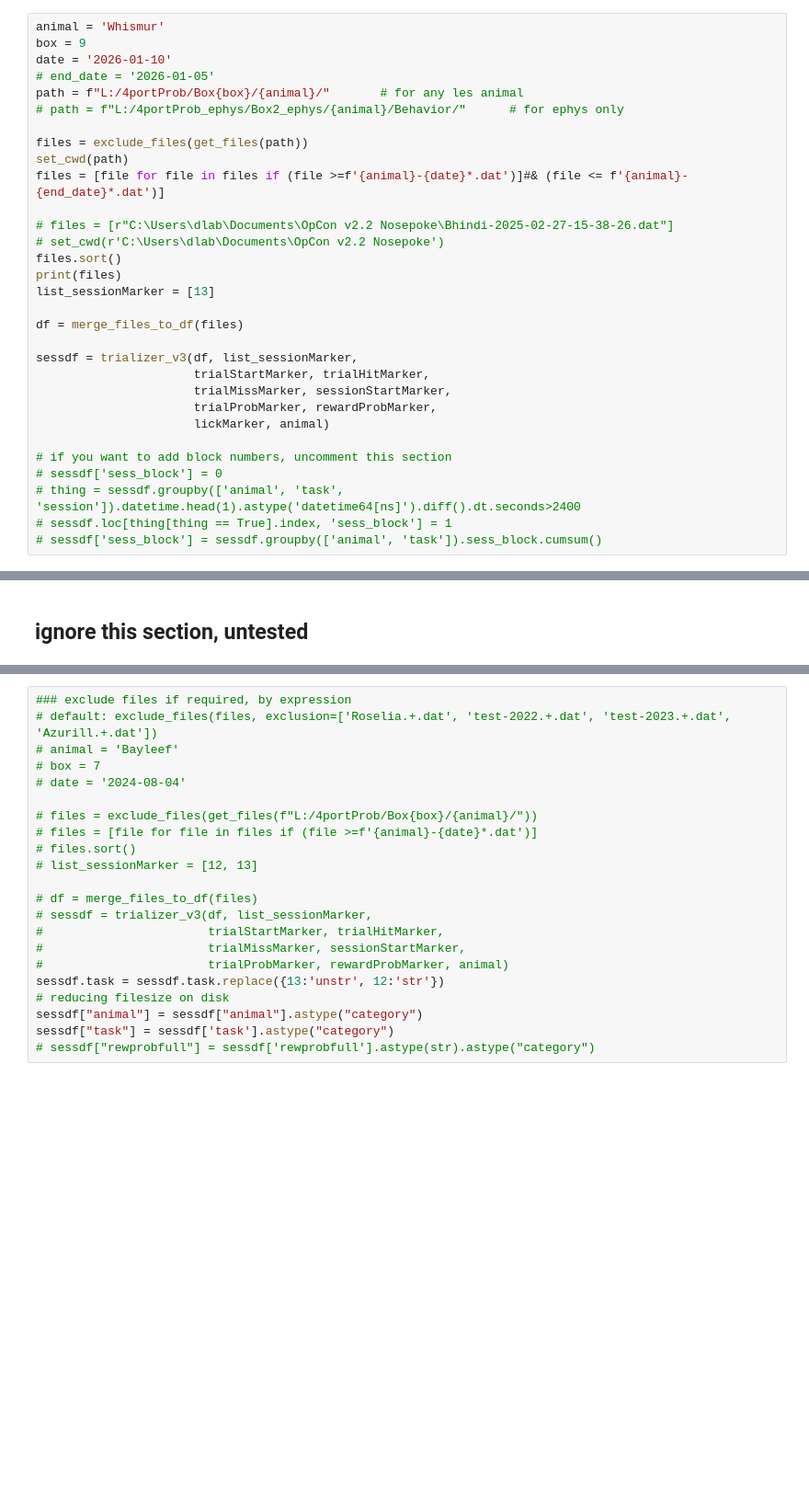
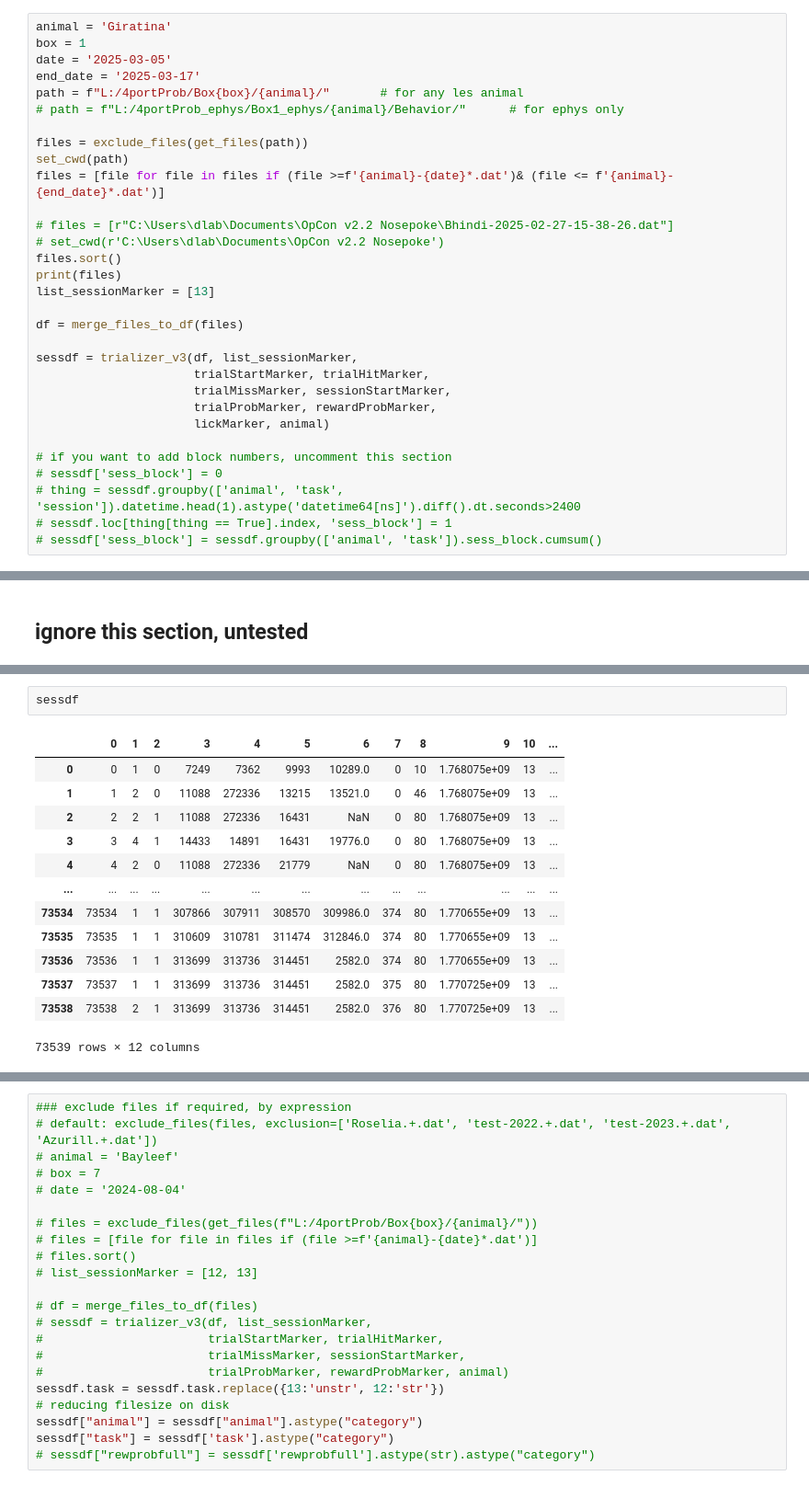
Before and after one commit to nightshade2303/banditAnalysis, a Jupyter notebook: rodentBanditAnalysis.ipynb, the cells around one changed output, grey strips where cells are left out. Shown at 92% size. Drawn from its saved outputs; the diff is of its cells as text; blank space fills up the shorter version.

```diff
--- a/rodentBanditAnalysis.ipynb
+++ b/rodentBanditAnalysis.ipynb
@@ -18,16 +18,16 @@ list_sessionMarker = [12, 13]
 # %% [markdown]
 # load files
 # %%
-animal = 'Whismur'
-box = 9
-date = '2026-01-10'
-# end_date = '2026-01-05'
+animal = 'Giratina'
+box = 1
+date = '2025-03-05'
+end_date = '2025-03-17'
 path = f"L:/4portProb/Box{box}/{animal}/"       # for any les animal
-# path = f"L:/4portProb_ephys/Box2_ephys/{animal}/Behavior/"      # for ephys only
+# path = f"L:/4portProb_ephys/Box1_ephys/{animal}/Behavior/"      # for ephys only
 
 files = exclude_files(get_files(path))
 set_cwd(path)
-files = [file for file in files if (file >=f'{animal}-{date}*.dat')]#& (file <= f'{animal}-{end_date}*.dat')]
+files = [file for file in files if (file >=f'{animal}-{date}*.dat')& (file <= f'{animal}-{end_date}*.dat')]
 
 # files = [r"C:\Users\dlab\Documents\OpCon v2.2 Nosepoke\Bhindi-2025-02-27-15-38-26.dat"]
 # set_cwd(r'C:\Users\dlab\Documents\OpCon v2.2 Nosepoke')
@@ -54,0 +265,16 @@ sessdf = trializer_v3(df, list_sessionMarker,
+# %%
+sessdf
+# %% [output]
+|  | 0 | 1 | 2 | 3 | 4 | 5 | 6 | 7 | 8 | 9 | 10 | ... |
+| 0 | 0 | 1 | 0 | 7249 | 7362 | 9993 | 10289.0 | 0 | 10 | 1.768075e+09 | 13 | ... |
+| 1 | 1 | 2 | 0 | 11088 | 272336 | 13215 | 13521.0 | 0 | 46 | 1.768075e+09 | 13 | ... |
+| 2 | 2 | 2 | 1 | 11088 | 272336 | 16431 | NaN | 0 | 80 | 1.768075e+09 | 13 | ... |
+| 3 | 3 | 4 | 1 | 14433 | 14891 | 16431 | 19776.0 | 0 | 80 | 1.768075e+09 | 13 | ... |
+| 4 | 4 | 2 | 0 | 11088 | 272336 | 21779 | NaN | 0 | 80 | 1.768075e+09 | 13 | ... |
+| ... | ... | ... | ... | ... | ... | ... | ... | ... | ... | ... | ... | ... |
+| 73534 | 73534 | 1 | 1 | 307866 | 307911 | 308570 | 309986.0 | 374 | 80 | 1.770655e+09 | 13 | ... |
+| 73535 | 73535 | 1 | 1 | 310609 | 310781 | 311474 | 312846.0 | 374 | 80 | 1.770655e+09 | 13 | ... |
+| 73536 | 73536 | 1 | 1 | 313699 | 313736 | 314451 | 2582.0 | 374 | 80 | 1.770655e+09 | 13 | ... |
+| 73537 | 73537 | 1 | 1 | 313699 | 313736 | 314451 | 2582.0 | 375 | 80 | 1.770725e+09 | 13 | ... |
+| 73538 | 73538 | 2 | 1 | 313699 | 313736 | 314451 | 2582.0 | 376 | 80 | 1.770725e+09 | 13 | ... |
+73539 rows × 12 columns
```
Also changed, not shown: parts of 9 cells of this notebook, 4 other files.
